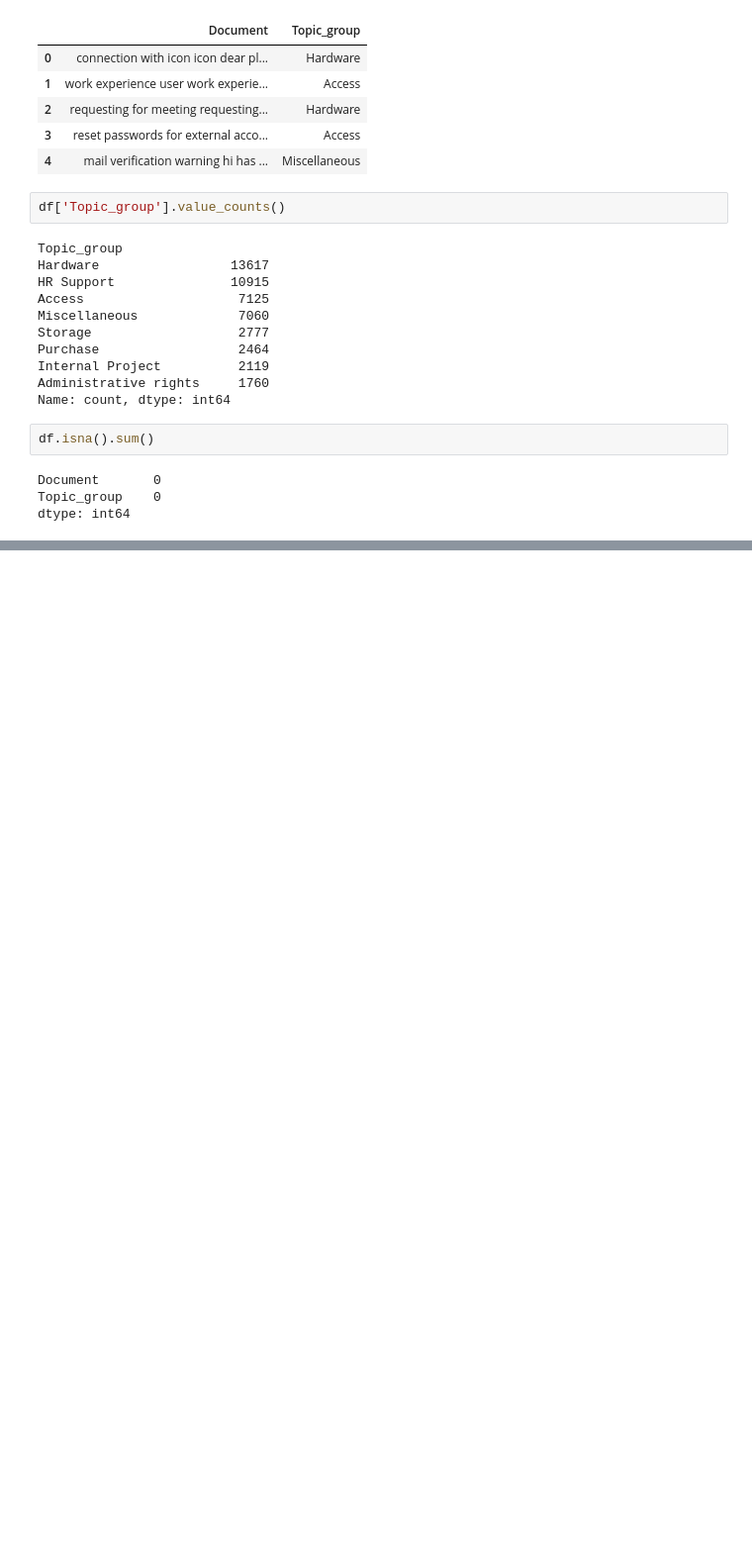
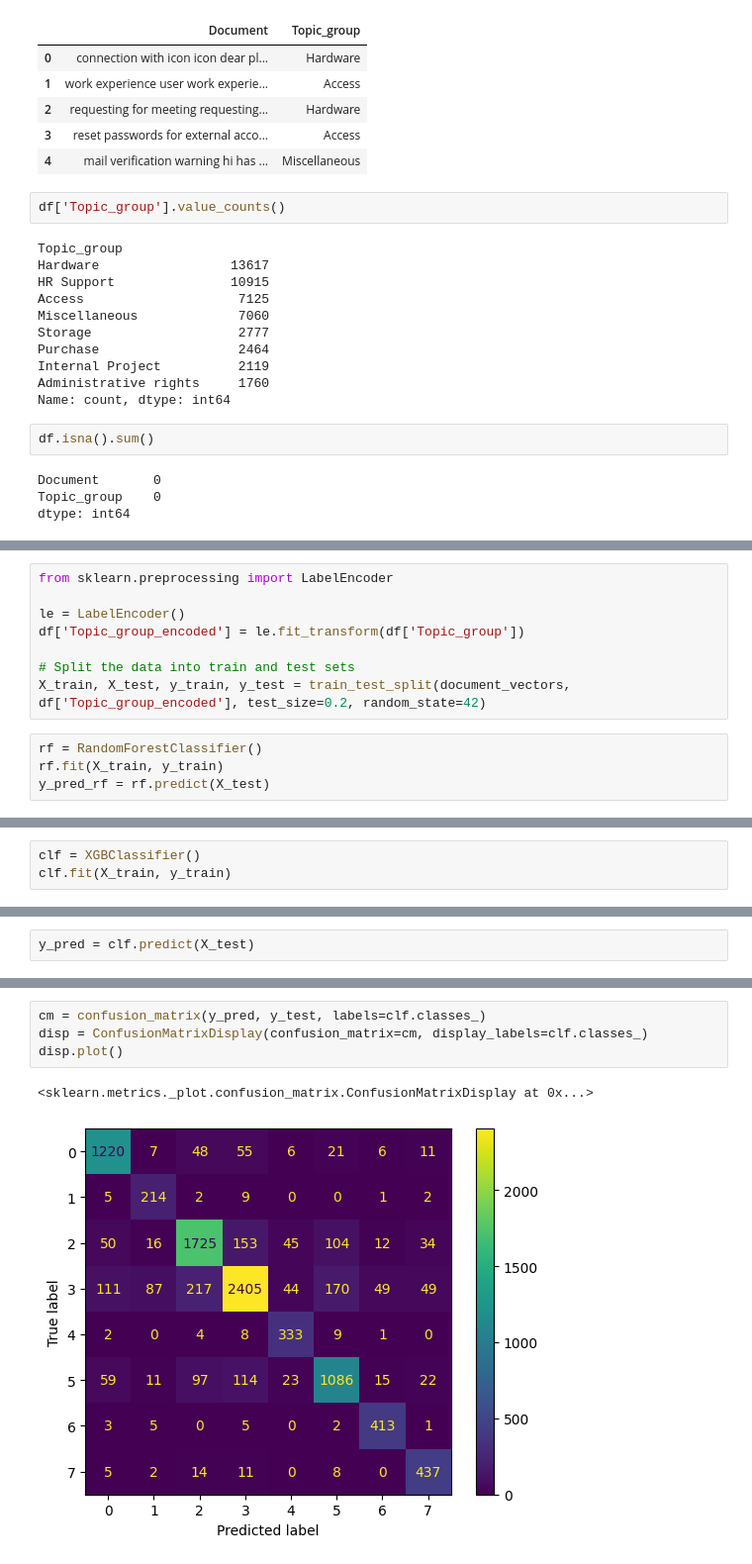
Before and after one commit to derak-isaack/Ticket-Classification, a Jupyter notebook: ticket.ipynb, the cells around one changed output, grey strips where cells are left out. Shown: that part at 99% size. Saved outputs shown, nothing was run; the diff lists cells and outputs as text; blank space fills up the shorter version.

```diff
--- a/ticket.ipynb
+++ b/ticket.ipynb
@@ -71,0 +133,12 @@ RuntimeError: Could not complete the operation after 3 retries: `AuthenticationE
+# %%
+from sklearn.preprocessing import LabelEncoder
+
+le = LabelEncoder()
+df['Topic_group_encoded'] = le.fit_transform(df['Topic_group'])
+
+# Split the data into train and test sets
+X_train, X_test, y_train, y_test = train_test_split(document_vectors, df['Topic_group_encoded'], test_size=0.2, random_state=42)
+# %%
+rf = RandomForestClassifier()
+rf.fit(X_train, y_train)
+y_pred_rf = rf.predict(X_test)
@@ -71,0 +163,3 @@ RuntimeError: Could not complete the operation after 3 retries: `AuthenticationE
+# %%
+clf = XGBClassifier()
+clf.fit(X_train, y_train)
@@ -71,0 +178,2 @@ RuntimeError: Could not complete the operation after 3 retries: `AuthenticationE
+# %%
+y_pred = clf.predict(X_test)
@@ -71,0 +205,7 @@ RuntimeError: Could not complete the operation after 3 retries: `AuthenticationE
+# %%
+cm = confusion_matrix(y_pred, y_test, labels=clf.classes_)
+disp = ConfusionMatrixDisplay(confusion_matrix=cm, display_labels=clf.classes_)
+disp.plot()
+# %% [output]
+<sklearn.metrics._plot.confusion_matrix.ConfusionMatrixDisplay at 0x...>
+[figure, added]
```
Also changed, not shown: parts of 17 cells of this notebook.
